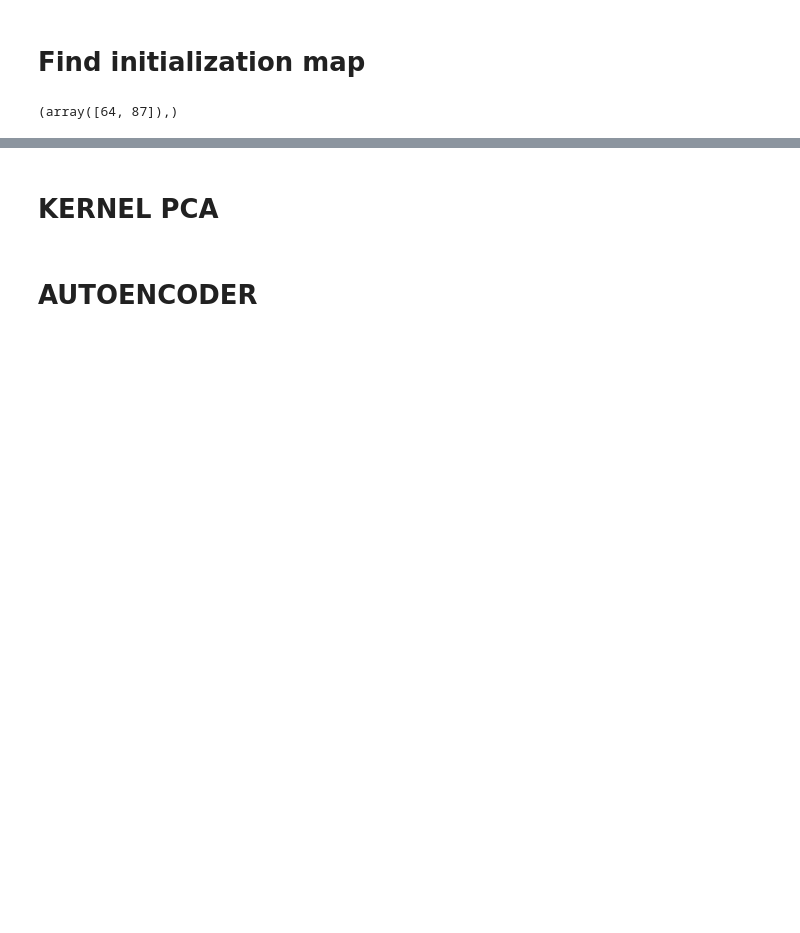
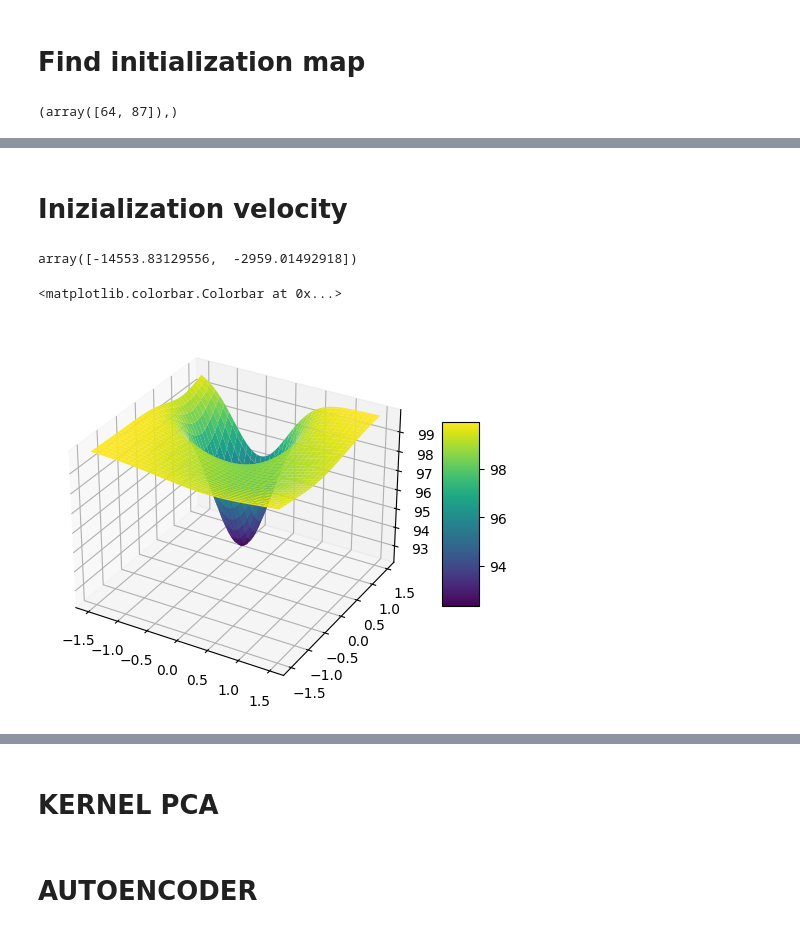
Before and after one commit to Alepescinaa/ScientificTools, a Jupyter notebook: Project1/Cp3/Checkpoint3.ipynb, the cells around one changed output, grey strips where cells are left out. Saved outputs shown, nothing was run; the diff lists cells and outputs as text; code cells hidden in the pictures; blank space fills up the shorter version.

```diff
--- a/Project1/Cp3/Checkpoint3.ipynb
+++ b/Project1/Cp3/Checkpoint3.ipynb
@@ -30,7 +23,7 @@ CP3data = CP3data['arr_0']
 CP3estimate = np.load("CP3field.npz")
 CP3estimate = CP3estimate['arr_0']
 # %%
-ind_disp = 0
+ind_disp = 64
 x_meas = CP3data[ind_disp][0]
 y_meas = CP3data[ind_disp][1]
 t_meas = CP3data[ind_disp][2]
@@ -55,0 +136,2 @@ np.where(index == 1)
+# %% [markdown]
+# Inizialization velocity
@@ -55,0 +168,12 @@ np.where(index == 1)
+# %%
+coeff_estimation
+# %% [output]
+array([-14553.83129556,  -2959.01492918])
+# %%
+fig, ax = plt.subplots(subplot_kw={"projection": "3d"})
+surf = ax.plot_surface(X,Y,speed_field.reshape(151,151), cmap='viridis')
+ax.axes.set_zlim3d(bottom=np.min(speed_field.reshape(151,151)), top=np.max(speed_field.reshape(151,151)))
+fig.colorbar(surf, ax=ax, shrink=0.5, aspect=5)
+# %% [output]
+<matplotlib.colorbar.Colorbar at 0x...>
+[figure, added]
```
Also changed, not shown: parts of 42 cells of this notebook.
